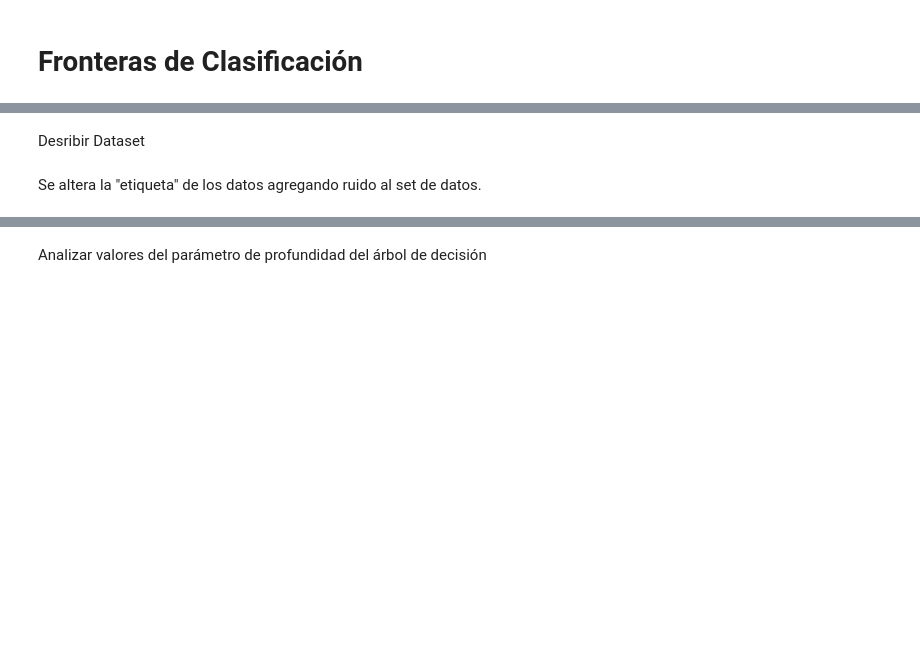
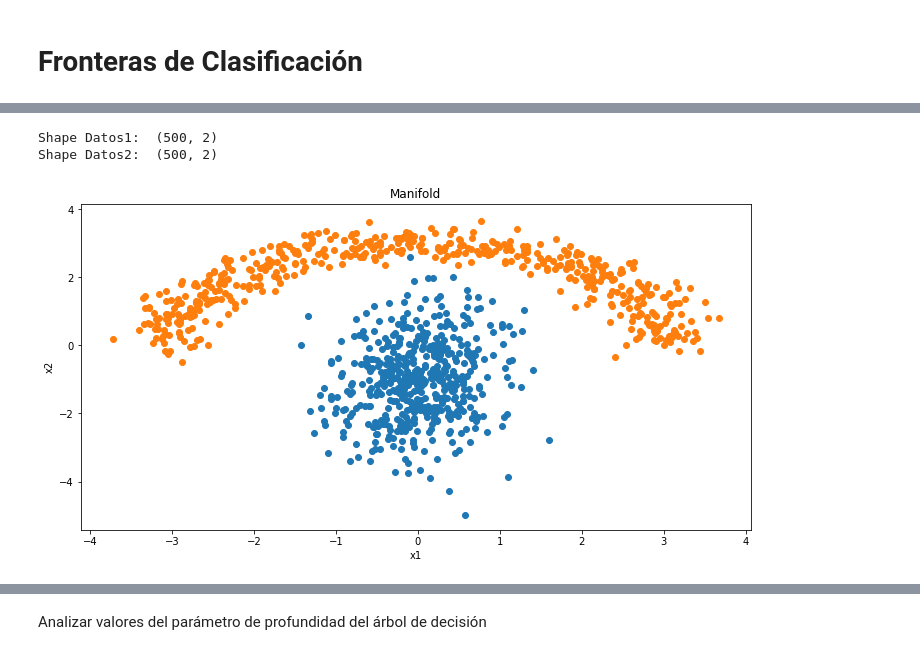
Before and after one commit to sebastian-aranda/machine_learning_utfsm, a Jupyter notebook: tarea2/Tarea 2.ipynb, the cells around one changed output, grey strips where cells are left out. Drawn from its saved outputs; the diff is of its cells as text; code cells hidden in the pictures; blank space fills up the shorter version.

```diff
--- a/tarea2/Tarea 2.ipynb
+++ b/tarea2/Tarea 2.ipynb
@@ -14,16 +26,35 @@ import matplotlib.pyplot as plt
 # %%
 n_samples=500
 
 #Generating Multivariate Normal Distribution
-mean = (0,-4)
+#mean = (0,-4)
+#mean = (0,-3)
+#mean = (0,-2)
+mean = (0,-1)
 C = np.array([[0.3, 0.1], [0.1, 1.5]])
 datos1 = np.random.multivariate_normal(mean, C, n_samples)
 
 #Generating Halfmoon Distribution
 outer_circ_x = np.cos(np.linspace(0, np.pi, n_samples))*3
 outer_circ_y = np.sin(np.linspace(0, np.pi, n_samples))*3
 datos2 = np.vstack((outer_circ_x,outer_circ_y)).T
 generator = check_random_state(10)
 datos2 += generator.normal(scale=0.3, size=datos2.shape)
+
+print "Shape Datos1: ", datos1.shape
+print "Shape Datos2: ", datos2.shape
+
+x1,y1 = datos1.T
+x2,y2 = datos2.T
+
+plt.figure(figsize=(12,6))
+plt.scatter(x1,y1)
+plt.scatter(x2,y2)
+plt.title("Manifold")
+plt.xlabel('x1')
+plt.ylabel('x2')
+plt.show()
+# %% [output]
+Shape Datos1:  (500, 2)
+Shape Datos2:  (500, 2)
+[figure, added]
-# %% [markdown]
-Desribir Dataset
@@ -45,2 +60,0 @@ plt.show()
-# %% [markdown]
-Se altera la "etiqueta" de los datos agregando ruido al set de datos.
```
Also changed, not shown: parts of 34 cells of this notebook, 1 other file.
